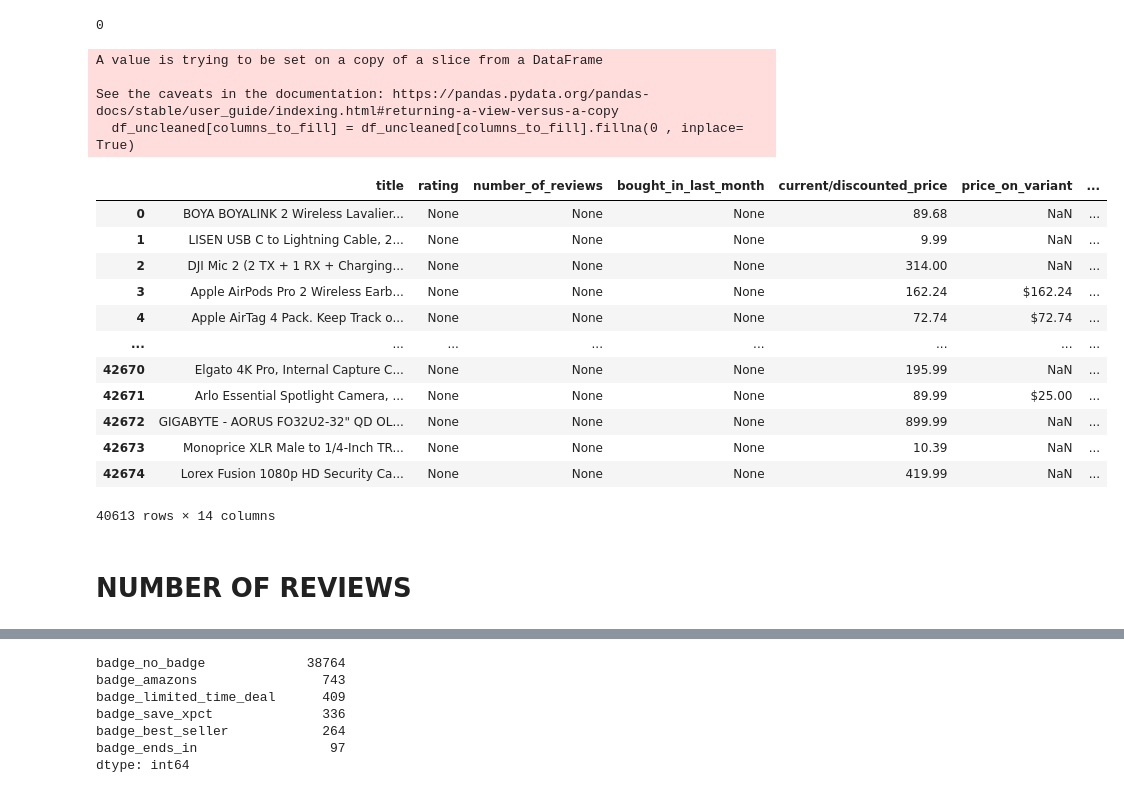
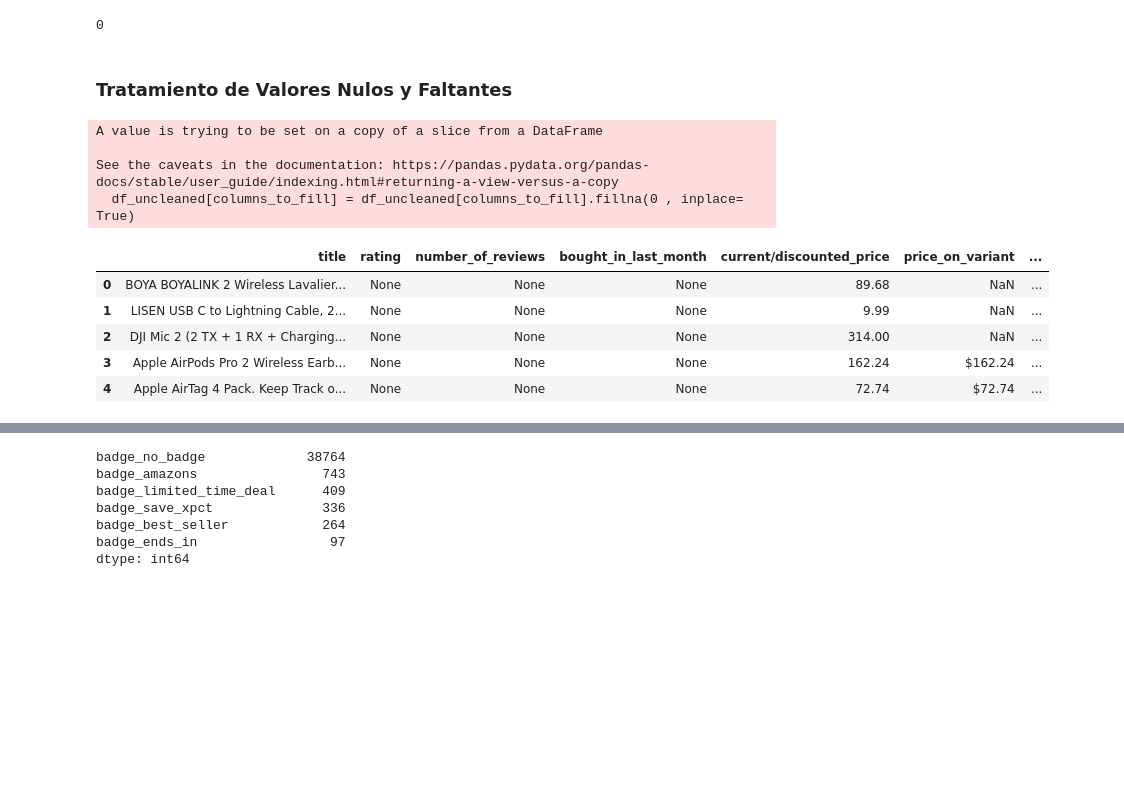
Before and after one commit to beja28/Amazon-Smart-Pricing, a Jupyter notebook: Codigo/cleaning.ipynb, the cells around one changed output, grey strips where cells are left out. Cells and saved outputs as stored; diff of their text form; code cells hidden in the pictures; blank space fills up the shorter version.

```diff
--- a/Codigo/cleaning.ipynb
+++ b/Codigo/cleaning.ipynb
@@ -207,6 +256,8 @@ df_uncleaned.dropna(subset=['listed_price'] , inplace= True)
 df_uncleaned.listed_price.isnull().sum()
 # %% [output]
 0
+# %% [markdown]
+### Tratamiento de Valores Nulos y Faltantes
 # %%
 # Crear una lista de las columnas a reemplazar
 columns_to_fill = ['bought_in_last_month', 'rating', 'number_of_reviews']
@@ -225,20 +276,11 @@ df_uncleaned['sustainability_badges'] = df_uncleaned['sustainability_badges'].no
 # Convertir de booleano a entero (True=1, False=0)
 df_uncleaned['sustainability_badges'] = df_uncleaned['sustainability_badges'].astype(int)
 # %%
-df_uncleaned
+df_uncleaned.head(5)
 # %% [output]
 |  | title | rating | number_of_reviews | bought_in_last_month | current/discounted_price | price_on_variant | ... |
 | 0 | BOYA BOYALINK 2 Wireless Lavalier... | None | None | None | 89.68 | NaN | ... |
 | 1 | LISEN USB C to Lightning Cable, 2... | None | None | None | 9.99 | NaN | ... |
 | 2 | DJI Mic 2 (2 TX + 1 RX + Charging... | None | None | None | 314.00 | NaN | ... |
 | 3 | Apple AirPods Pro 2 Wireless Earb... | None | None | None | 162.24 | $162.24 | ... |
 | 4 | Apple AirTag 4 Pack. Keep Track o... | None | None | None | 72.74 | $72.74 | ... |
-| ... | ... | ... | ... | ... | ... | ... | ... |
-| 42670 | Elgato 4K Pro, Internal Capture C... | None | None | None | 195.99 | NaN | ... |
-| 42671 | Arlo Essential Spotlight Camera, ... | None | None | None | 89.99 | $25.00 | ... |
-| 42672 | GIGABYTE - AORUS FO32U2-32" QD OL... | None | None | None | 899.99 | NaN | ... |
-| 42673 | Monoprice XLR Male to 1/4-Inch TR... | None | None | None | 10.39 | NaN | ... |
-| 42674 | Lorex Fusion 1080p HD Security Ca... | None | None | None | 419.99 | NaN | ... |
-40613 rows × 14 columns
-# %% [markdown]
-# NUMBER OF REVIEWS
```
Also changed, not shown: parts of 66 cells of this notebook, 1 other file.
